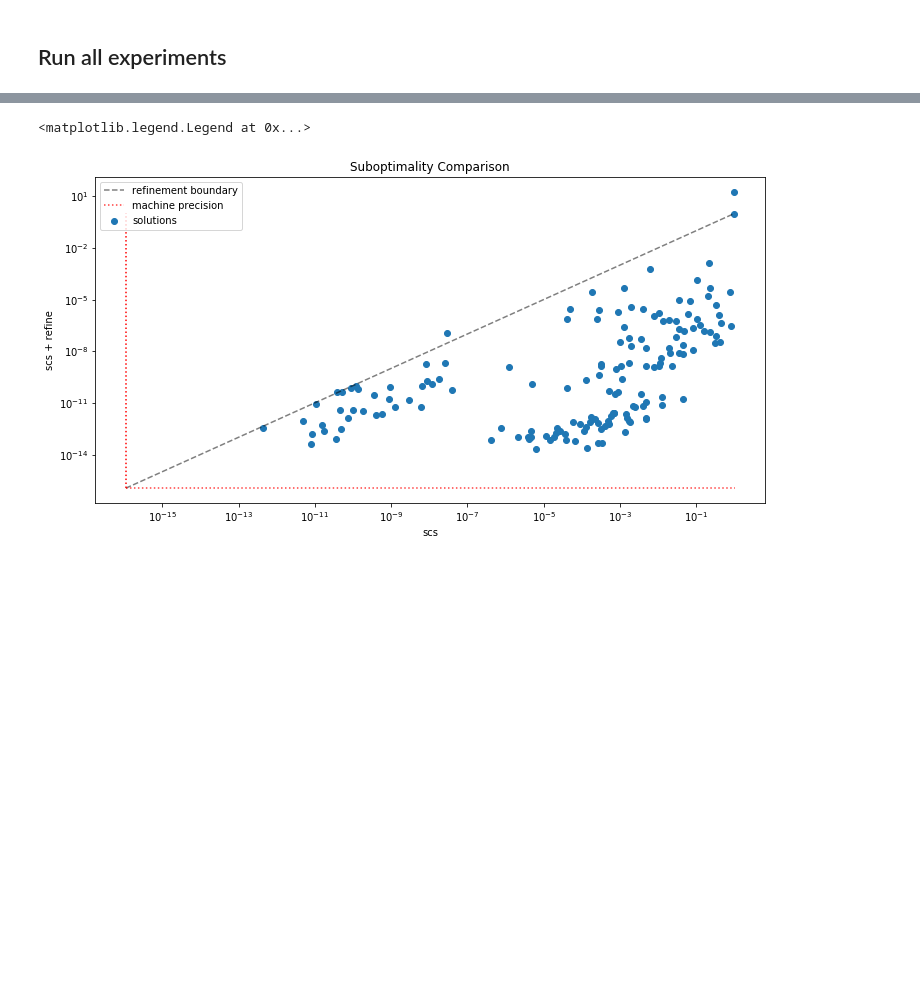
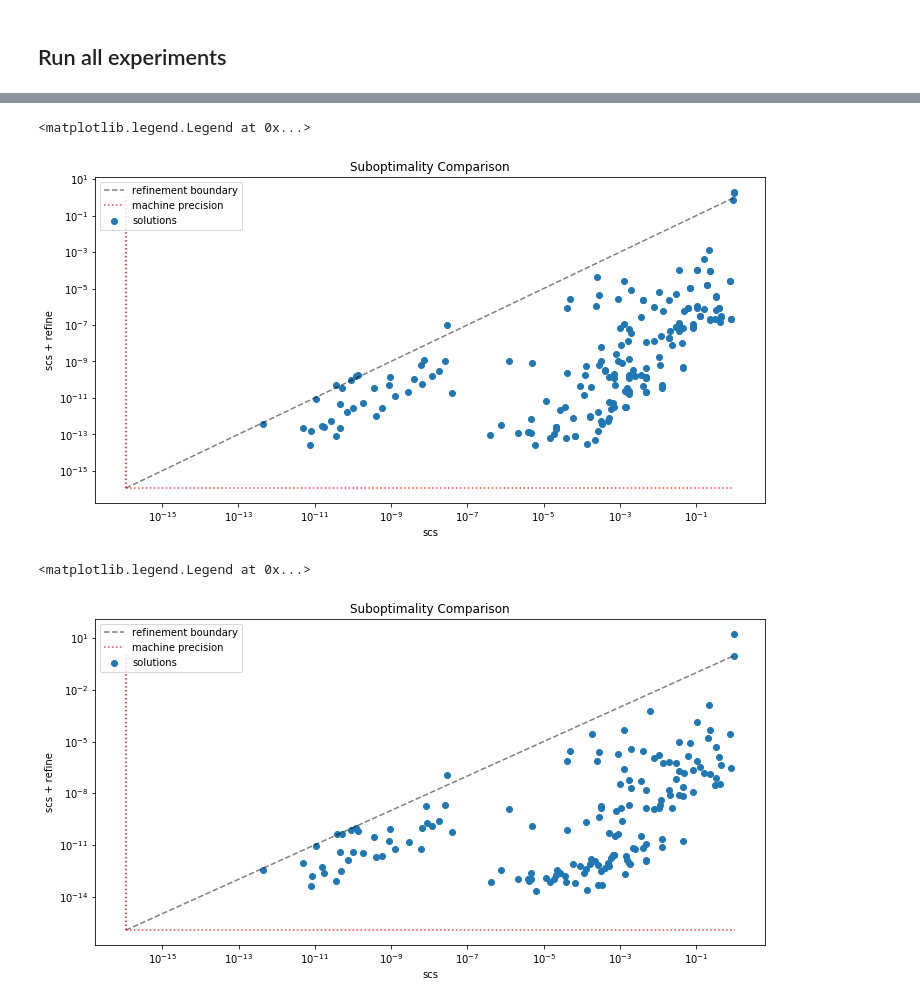
Before and after one commit to cvxgrp/cone_prog_refine, a Jupyter notebook: examples/Comparison.ipynb, the cells around one changed output, grey strips where cells are left out. Saved outputs shown, nothing was run; the diff lists cells and outputs as text; code cells hidden in the pictures; blank space fills up the shorter version.

```diff
--- a/examples/Comparison.ipynb
+++ b/examples/Comparison.ipynb
@@ -225,3 +229,24 @@ Max. re
+# %%
+#largest = np.max(np.max(scs_subopts), np.max(con_subopts))
+plt.figure(figsize=(12,6))
+plt.yscale('log')
+plt.xscale('log')
+plt.scatter(scs_subopts, con_subopts, label='solutions')
+plt.xlabel('scs')
+plt.ylabel('scs + refine')
+plt.title('Suboptimality Comparison')
+plt.plot([EPS,1.],[EPS,1.], 'k--' , alpha= .5,label='refinement boundary')
+plt.plot([EPS,1.],[EPS, EPS], 'r:', alpha= .75, label='machine precision')
+plt.plot([EPS,EPS],[EPS, 1.], 'r:')
+plt.legend(loc='upper left')
+# plt.xlim([EPS/10, 10.])
+# plt.ylim([EPS/10, 10.])
+
+
+#plt.savefig('comparison.png')
+# %% [output]
+<matplotlib.legend.Legend at 0x...>
+[figure, added]
 # %%
 #largest = np.max(np.max(scs_subopts), np.max(con_subopts))
 plt.figure(figsize=(12,6))
```
Also changed, not shown: parts of 4 cells of this notebook, 2 other files.
